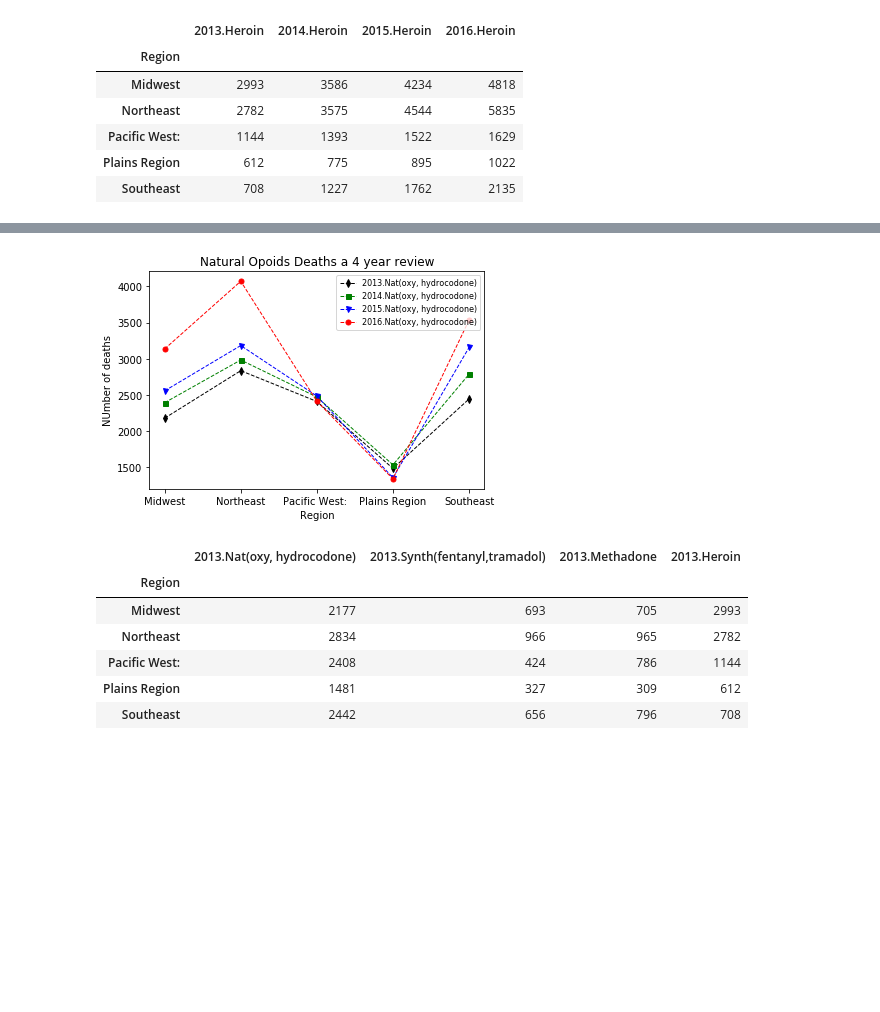
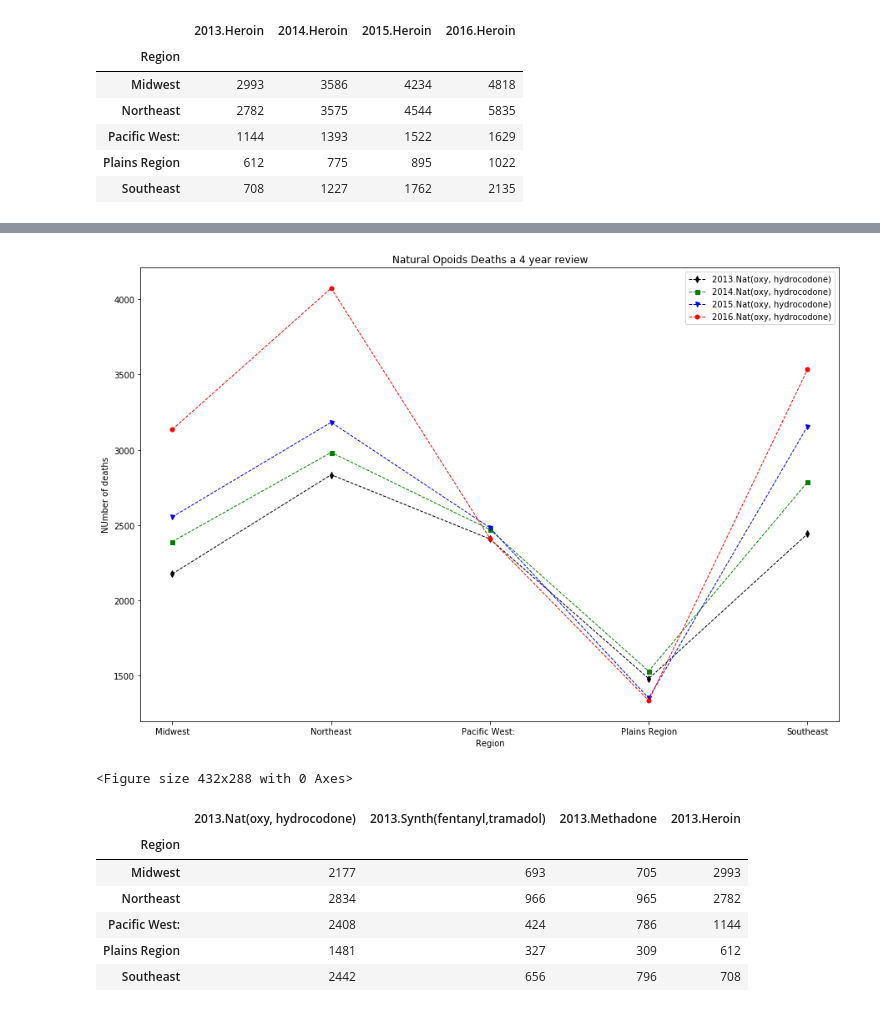
Before and after one commit to acachila/Project_1, a Jupyter notebook: Haddie_class_project/drugbydeaths.ipynb, the cells around one changed output, grey strips where cells are left out. Drawn from its saved outputs; the diff is of its cells as text; code cells hidden in the pictures; blank space fills up the shorter version.

```diff
--- a/Haddie_class_project/drugbydeaths.ipynb
+++ b/Haddie_class_project/drugbydeaths.ipynb
@@ -174,22 +183,25 @@ nat
 # %%
 # Generate an errorbar plot
 # The 'yerr' argument refers to the error bar for each sample, oriented to the y-axis
+plt.figure(figsize=(15,10))
 plt.errorbar(nat.index, nat["2013.Nat(oxy, hydrocodone)"], color='k', marker='d', markersize=5, linestyle='dashed', linewidth=1)
 plt.errorbar(nat.index, nat["2014.Nat(oxy, hydrocodone)"], color='g', marker='s', markersize=5, linestyle='dashed', linewidth=1)
 plt.errorbar(nat.index, nat["2015.Nat(oxy, hydrocodone)"], color='b', marker='v', markersize=5, linestyle='dashed', linewidth=1)
 plt.errorbar(nat.index, nat["2016.Nat(oxy, hydrocodone)"], color='r', marker='o', markersize=5, linestyle='dashed', linewidth=1)
 x_lim = len(nat.index)
 # Chart title
 plt.title("Natural Opoids Deaths a 4 year review")
 # x label
 plt.xlabel("Region")
 # y label
 plt.ylabel("NUmber of deaths")
 # legend
-plt.legend(loc='upper right', prop={'size': 8})
+plt.legend(loc='upper right', prop={'size': 10})
 plt.show()
+plt.savefig('Natural opioids by year by region.jpeg')
 # %% [output]
-[figure, old version]
+[figure, new version]
+<Figure size 432x288 with 0 Axes>
 # %%
 y2013 = DBR.filter(regex="2013")
 
```
Also changed, not shown: parts of 7 cells of this notebook, 22 other files.
